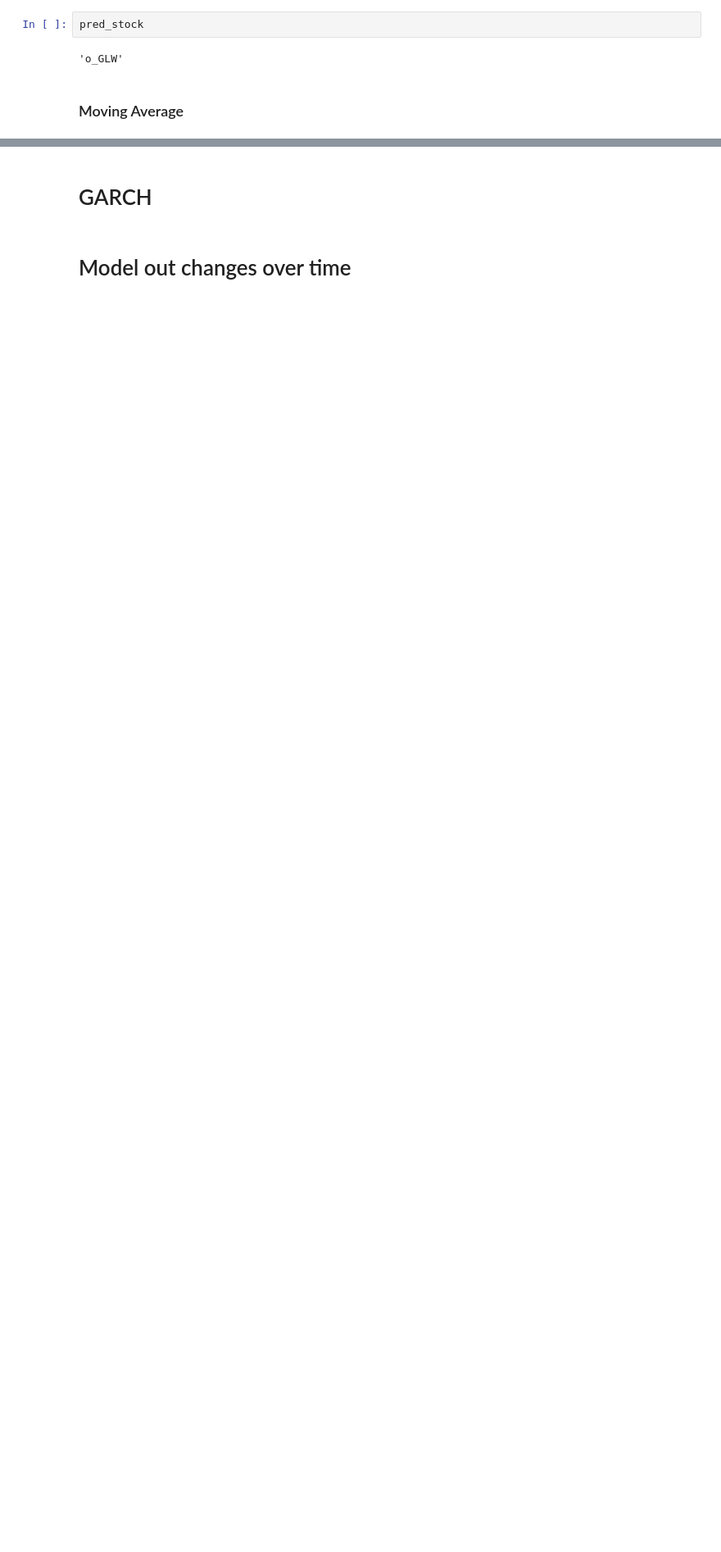
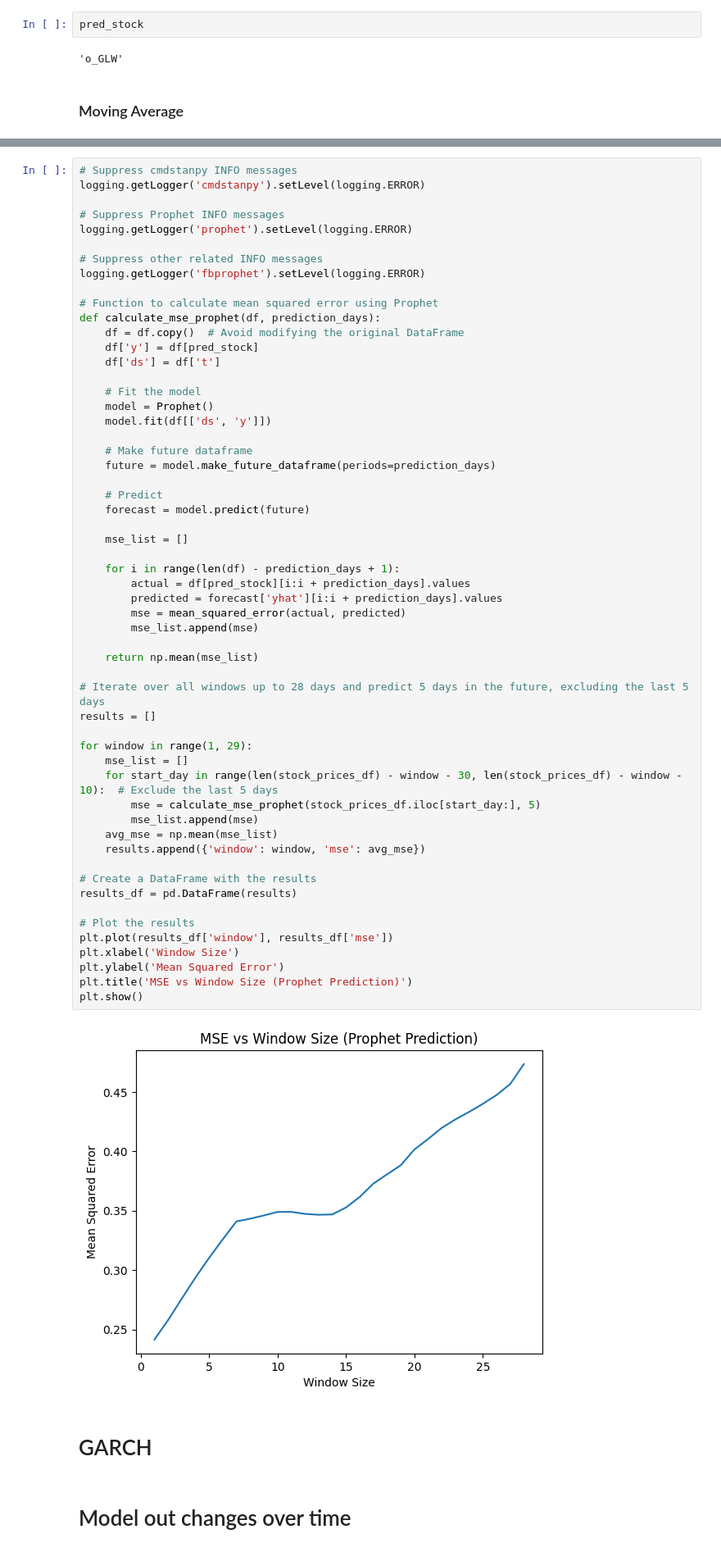
Before and after one commit to Benedictgr97/stock_prediction_v2, a Jupyter notebook: price_predictor.ipynb, the cells around one changed output, grey strips where cells are left out. Shown at 82% size. Cells and saved outputs as stored; diff of their text form; blank space fills up the shorter version.

```diff
--- a/price_predictor.ipynb
+++ b/price_predictor.ipynb
@@ -285,3 +367,61 @@ results_df
+# %%
+# Suppress cmdstanpy INFO messages
+logging.getLogger('cmdstanpy').setLevel(logging.ERROR)
+
+# Suppress Prophet INFO messages
+logging.getLogger('prophet').setLevel(logging.ERROR)
+
+# Suppress other related INFO messages
+logging.getLogger('fbprophet').setLevel(logging.ERROR)
+
+# Function to calculate mean squared error using Prophet
+def calculate_mse_prophet(df, prediction_days):
+    df = df.copy()  # Avoid modifying the original DataFrame
+    df['y'] = df[pred_stock]
+    df['ds'] = df['t']
+
+    # Fit the model
+    model = Prophet()
+    model.fit(df[['ds', 'y']])
+
+    # Make future dataframe
+    future = model.make_future_dataframe(periods=prediction_days)
+
+    # Predict
+    forecast = model.predict(future)
+
+    mse_list = []
+
+    for i in range(len(df) - prediction_days + 1):
+        actual = df[pred_stock][i:i + prediction_days].values
+        predicted = forecast['yhat'][i:i + prediction_days].values
+        mse = mean_squared_error(actual, predicted)
+        mse_list.append(mse)
+
+    return np.mean(mse_list)
+
+# Iterate over all windows up to 28 days and predict 5 days in the future, excluding the last 5 days
+results = []
+
+for window in range(1, 29):
+    mse_list = []
+    for start_day in range(len(stock_prices_df) - window - 30, len(stock_prices_df) - window - 10):  # Exclude the last 5 days
+        mse = calculate_mse_prophet(stock_prices_df.iloc[start_day:], 5)
+        mse_list.append(mse)
+    avg_mse = np.mean(mse_list)
+    results.append({'window': window, 'mse': avg_mse})
+
+# Create a DataFrame with the results
+results_df = pd.DataFrame(results)
+
+# Plot the results
+plt.plot(results_df['window'], results_df['mse'])
+plt.xlabel('Window Size')
+plt.ylabel('Mean Squared Error')
+plt.title('MSE vs Window Size (Prophet Prediction)')
+plt.show()
+# %% [output]
+[figure, added]
 # %% [markdown]
 #  GARCH
 # %% [markdown]
```
Also changed, not shown: parts of 7 cells of this notebook.
